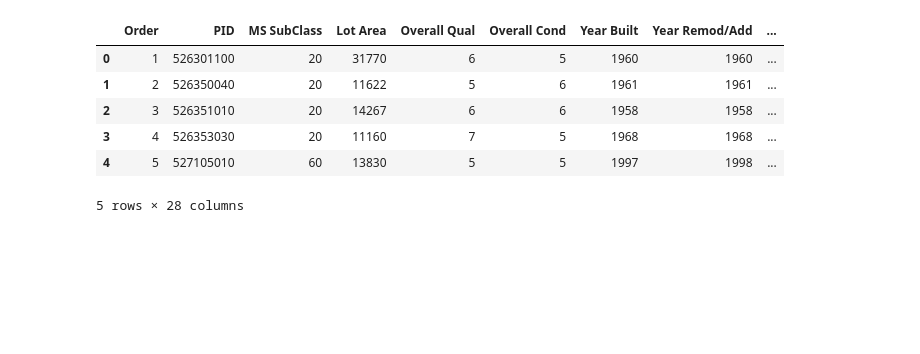
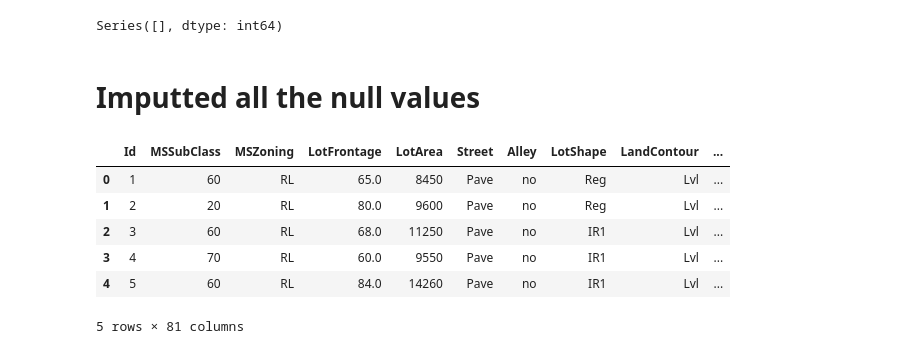
Before and after one commit to HibernatingBunny067/ClassicalMachineLearning-ISL, a Jupyter notebook: ameshouseprediction.ipynb, the cells around one changed output. Saved outputs shown, nothing was run; the diff lists cells and outputs as text; code cells hidden in the pictures; blank space fills up the shorter version.

```diff
--- a/ameshouseprediction.ipynb
+++ b/ameshouseprediction.ipynb
@@ -32,0 +92,5 @@ num_df.isnull().sum().sum(),num_df.shape
+# %%
+imputing_not_simple = pd.DataFrame({
+    'Features':not_simply_imputed.index.tolist(),
+    'Type':['num','cat','cat','cat','cat','cat','cat']
+})
@@ -32,0 +99,10 @@ num_df.isnull().sum().sum(),num_df.shape
+# %%
+# #simply imputing the simple_imputed features
+for idx,feat in enumerate(imputing_simple.features):
+    if imputing_simple.iloc[idx,1] == 'cat':
+        if str(feat)!= 'Electrical':
+            df[feat].fillna("no",inplace=True)
+        else:
+            df['Electrical'].fillna(df['Electrical'].mode().iloc[0],inplace=True)
+    else:
+        df[feat].fillna(df[feat].median() if str(feat).endswith('YrBlt') else df[feat].mean(),inplace=True)
@@ -32,0 +152,8 @@ num_df.isnull().sum().sum(),num_df.shape
+# %%
+top_k_features = ['1stFlrSF','LotArea','GrLivArea','TotalBsmtSF','TotRmsAbvGrd','MSSubClass']
+df['LotFrontage'] = df.groupby(top_k_features)['LotFrontage'].fillna(df['LotFrontage'].mean())
+# %%
+for idx, features in enumerate(imputing_not_simple.Features):
+    if imputing_not_simple.iloc[idx,1] == 'cat':
+        df.fillna({features:"no"},inplace=True)
+        print(df[features])
@@ -33,10 +178,16 @@ num_df.isnull().sum().sum(),num_df.shape
+# %%
+df.isnull().sum()[df.isnull().sum()>0]
+# %% [output]
+Series([], dtype: int64)
+# %% [markdown]
+# Imputted all the null values
 # %%
-num_df.head()
+df.head()
 # %% [output]
-|  | Order | PID | MS SubClass | Lot Area | Overall Qual | Overall Cond | Year Built | Year Remod/Add | ... |
-| 0 | 1 | 526301100 | 20 | 31770 | 6 | 5 | 1960 | 1960 | ... |
-| 1 | 2 | 526350040 | 20 | 11622 | 5 | 6 | 1961 | 1961 | ... |
-| 2 | 3 | 526351010 | 20 | 14267 | 6 | 6 | 1958 | 1958 | ... |
-| 3 | 4 | 526353030 | 20 | 11160 | 7 | 5 | 1968 | 1968 | ... |
-| 4 | 5 | 527105010 | 60 | 13830 | 5 | 5 | 1997 | 1998 | ... |
+|  | Id | MSSubClass | MSZoning | LotFrontage | LotArea | Street | Alley | LotShape | LandContour | ... |
+| 0 | 1 | 60 | RL | 65.0 | 8450 | Pave | no | Reg | Lvl | ... |
+| 1 | 2 | 20 | RL | 80.0 | 9600 | Pave | no | Reg | Lvl | ... |
+| 2 | 3 | 60 | RL | 68.0 | 11250 | Pave | no | IR1 | Lvl | ... |
+| 3 | 4 | 70 | RL | 60.0 | 9550 | Pave | no | IR1 | Lvl | ... |
+| 4 | 5 | 60 | RL | 84.0 | 14260 | Pave | no | IR1 | Lvl | ... |
-5 rows × 28 columns
+5 rows × 81 columns
```
Also changed, not shown: parts of 35 cells of this notebook, 2 other files.
